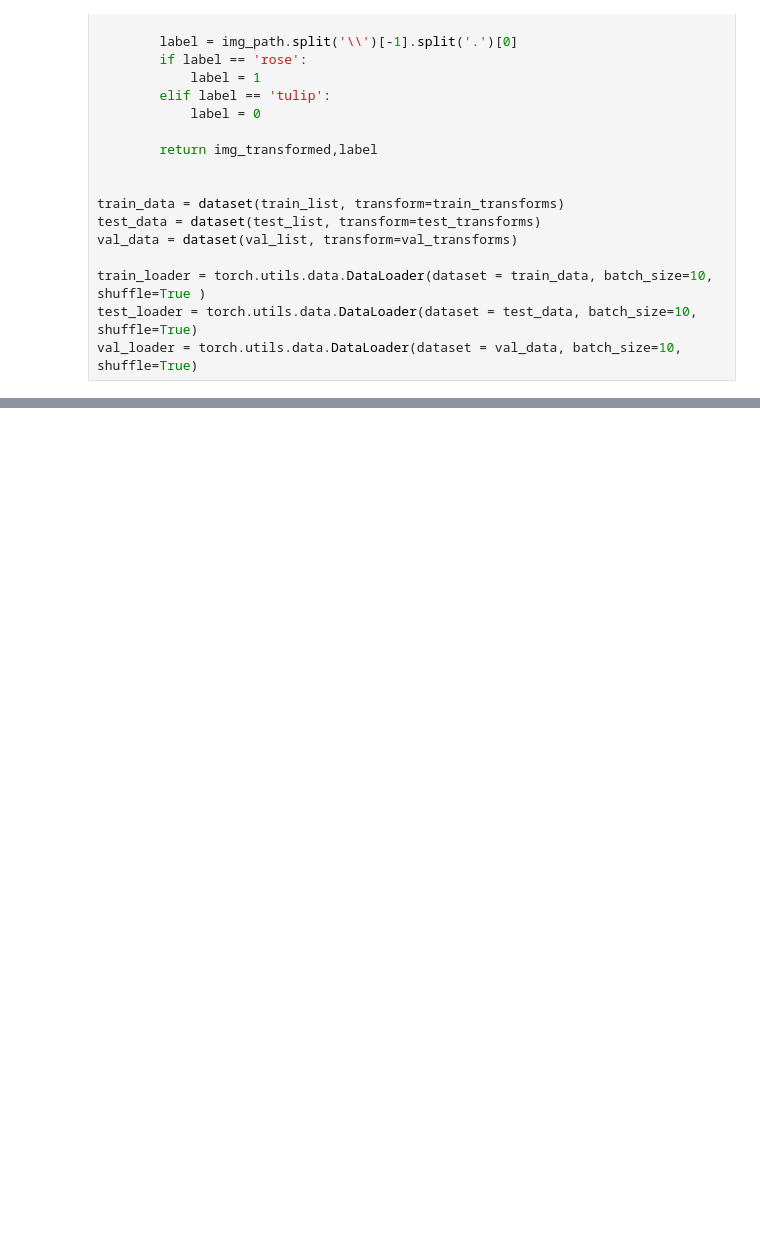
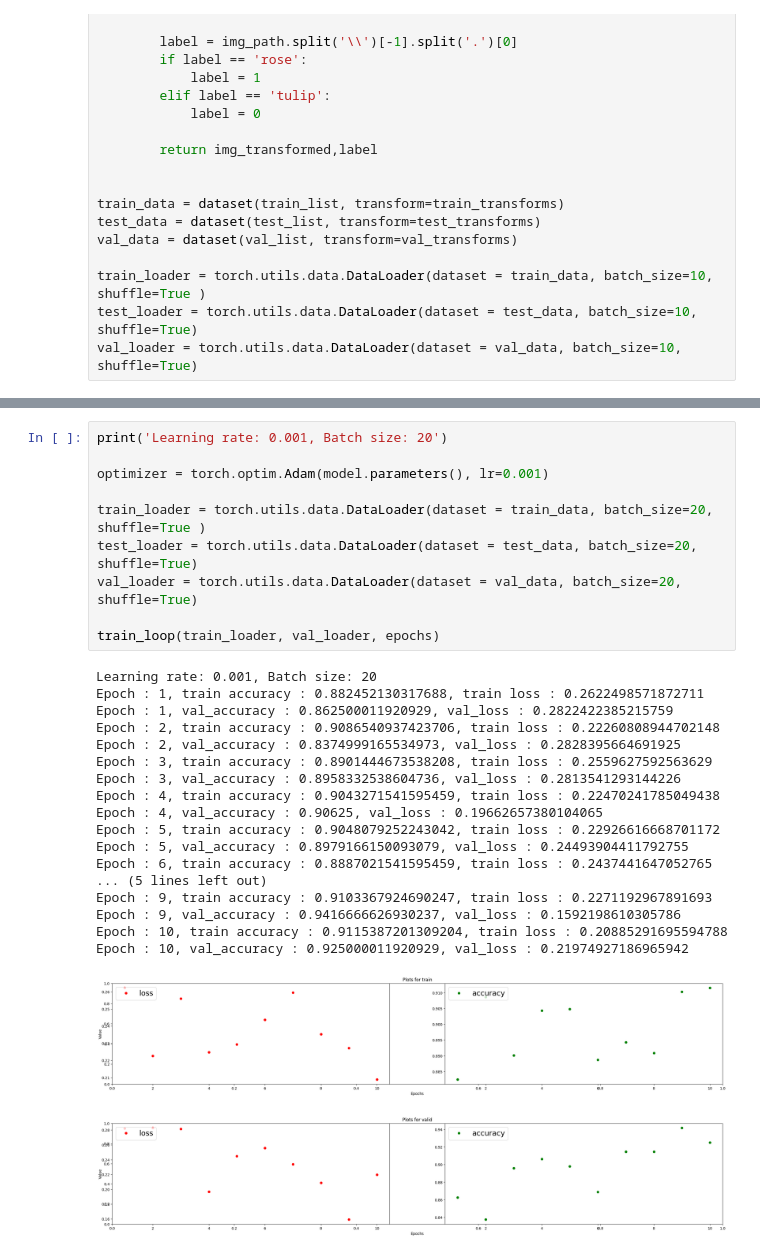
Before and after one commit to KsSoldatova/pp_lab5, a Jupyter notebook: lab5.ipynb, the cells around one changed output, grey strips where cells are left out. Cells and saved outputs as stored; diff of their text form; blank space fills up the shorter version.

```diff
--- a/lab5.ipynb
+++ b/lab5.ipynb
@@ -214,0 +384,30 @@ val_loader = torch.utils.data.DataLoader(dataset = val_data, batch_size=10, shuf
+# %%
+print('Learning rate: 0.001, Batch size: 20')
+
+optimizer = torch.optim.Adam(model.parameters(), lr=0.001)
+
+train_loader = torch.utils.data.DataLoader(dataset = train_data, batch_size=20, shuffle=True )
+test_loader = torch.utils.data.DataLoader(dataset = test_data, batch_size=20, shuffle=True)
+val_loader = torch.utils.data.DataLoader(dataset = val_data, batch_size=20, shuffle=True)
+
+train_loop(train_loader, val_loader, epochs)
+# %% [output]
+Learning rate: 0.001, Batch size: 20
+Epoch : 1, train accuracy : 0.882452130317688, train loss : 0.2622498571872711
+Epoch : 1, val_accuracy : 0.862500011920929, val_loss : 0.2822422385215759
+Epoch : 2, train accuracy : 0.9086540937423706, train loss : 0.22260808944702148
+Epoch : 2, val_accuracy : 0.8374999165534973, val_loss : 0.2828395664691925
+Epoch : 3, train accuracy : 0.8901444673538208, train loss : 0.2559627592563629
+Epoch : 3, val_accuracy : 0.8958332538604736, val_loss : 0.2813541293144226
+Epoch : 4, train accuracy : 0.9043271541595459, train loss : 0.22470241785049438
+Epoch : 4, val_accuracy : 0.90625, val_loss : 0.19662657380104065
+Epoch : 5, train accuracy : 0.9048079252243042, train loss : 0.22926616668701172
+Epoch : 5, val_accuracy : 0.8979166150093079, val_loss : 0.24493904411792755
+Epoch : 6, train accuracy : 0.8887021541595459, train loss : 0.2437441647052765
+... (5 lines left out)
+Epoch : 9, train accuracy : 0.9103367924690247, train loss : 0.2271192967891693
+Epoch : 9, val_accuracy : 0.9416666626930237, val_loss : 0.1592198610305786
+Epoch : 10, train accuracy : 0.9115387201309204, train loss : 0.20885291695594788
+Epoch : 10, val_accuracy : 0.925000011920929, val_loss : 0.21974927186965942
+[figure, added]
+[figure, added]
```
Also changed, not shown: parts of 8 cells of this notebook.
